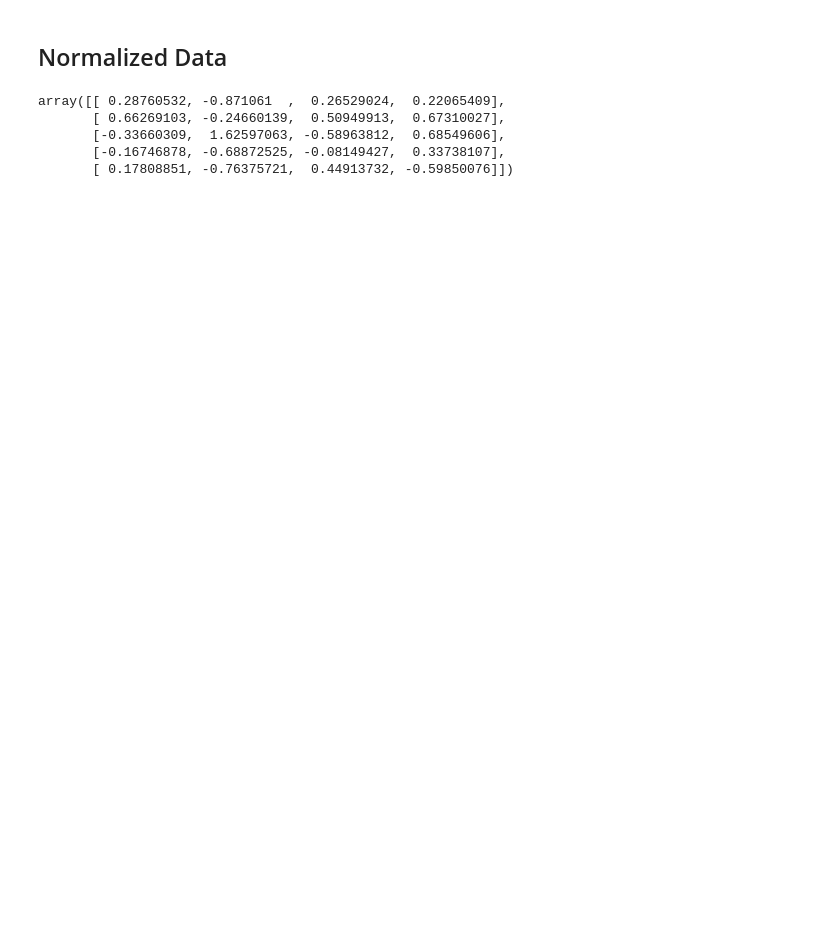
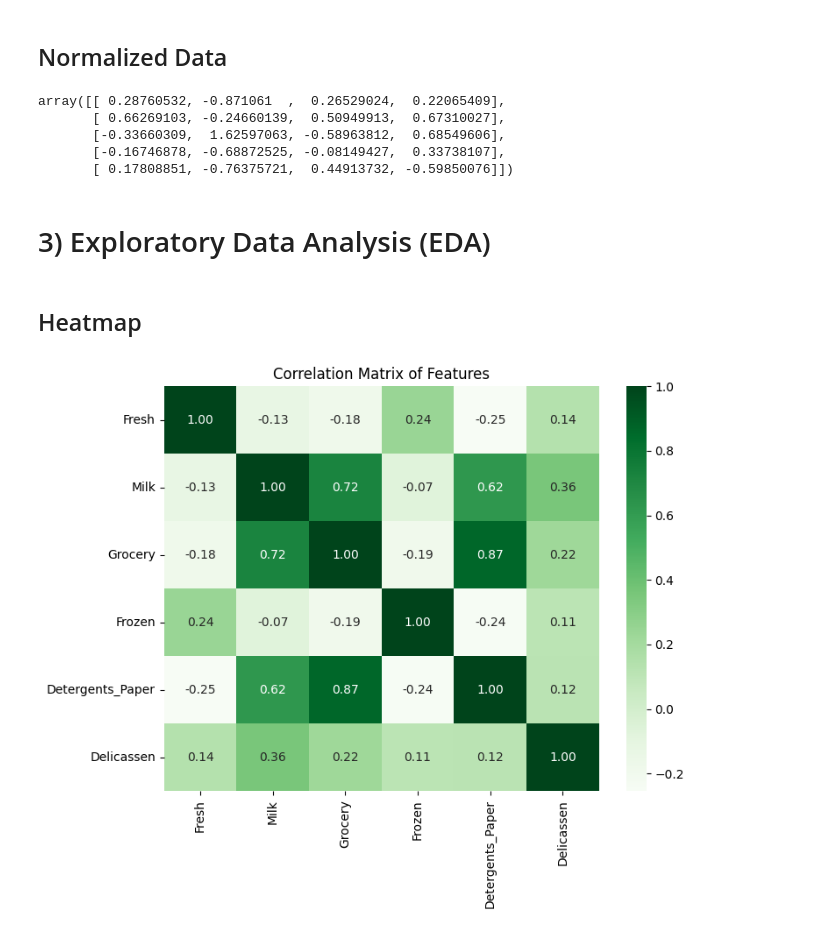
Before and after one commit to SobiaNoorAI/Wholesale-Customer-Segmentation-and-Spending-Behavior-Analysis-By-ML, a Jupyter notebook: K_Means_Clustering_Wholesale_Customers.ipynb, the cells around one changed output. Drawn from its saved outputs; the diff is of its cells as text; code cells hidden in the pictures; blank space fills up the shorter version.

Commit message:
EDA: Heatmap, Histogram

```diff
--- a/K_Means_Clustering_Wholesale_Customers.ipynb
+++ b/K_Means_Clustering_Wholesale_Customers.ipynb
@@ -131,3 +131,18 @@ array([[ 0.28760532, -0.871061  ,  0.26529024,  0.22065409],
        [-0.33660309,  1.62597063, -0.58963812,  0.68549606],
        [-0.16746878, -0.68872525, -0.08149427,  0.33738107],
        [ 0.17808851, -0.76375721,  0.44913732, -0.59850076]])
+# %% [markdown]
+# 3) Exploratory Data Analysis (EDA)
+# %% [markdown]
+## Heatmap
+# %%
+# correlation matrix
+correlation_matrix = Wholesale_df_filtered.corr()
+
+# Plot the correlation matrix using a heatmap
+plt.figure(figsize=(8, 6))
+sns.heatmap(correlation_matrix, annot=True, cmap='Greens', fmt=".2f")
+plt.title('Correlation Matrix of Features')
+plt.show()
+# %% [output]
+[figure, added]
```
Also changed, not shown: parts of 5 cells of this notebook.
